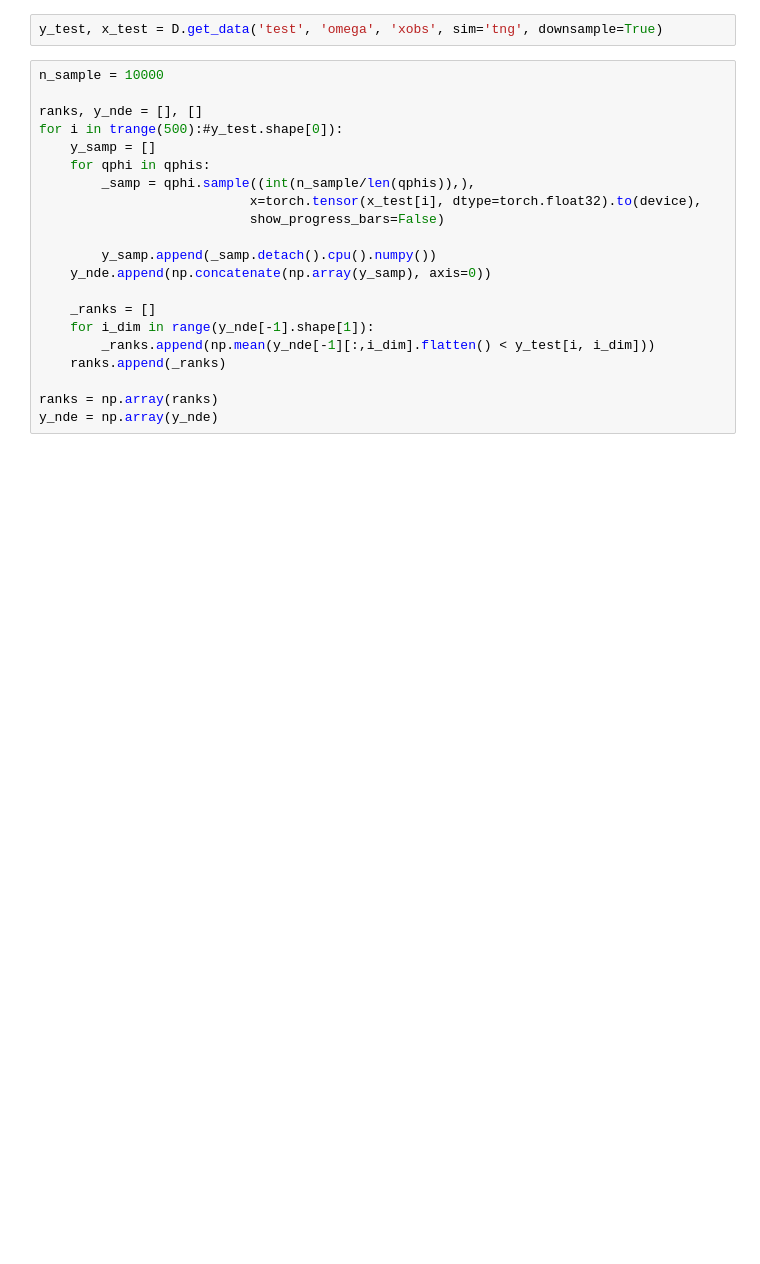
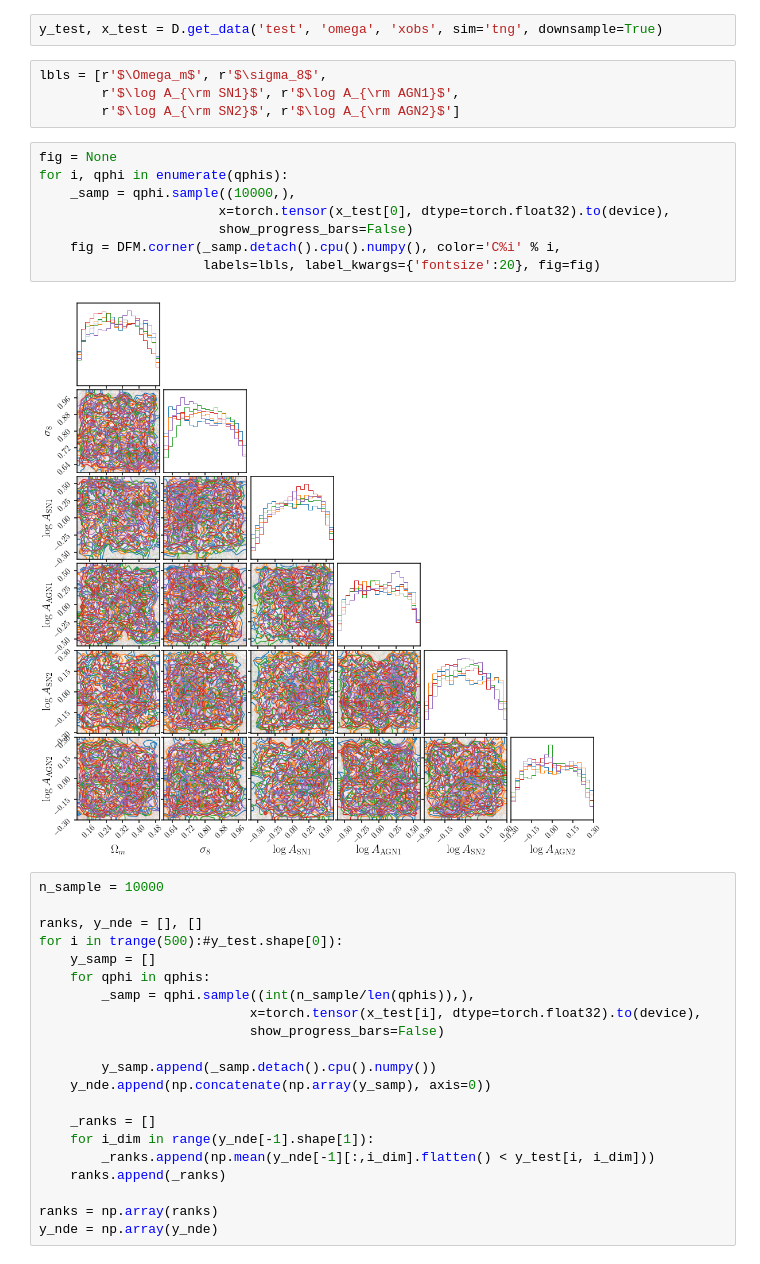
Before and after one commit to changhoonhahn/goleta, a Jupyter notebook: paper/nb/valid_p_omega_x_i.ipynb, the cells around one changed output. Drawn from its saved outputs; the diff is of its cells as text; blank space fills up the shorter version.

```diff
--- a/paper/nb/valid_p_omega_x_i.ipynb
+++ b/paper/nb/valid_p_omega_x_i.ipynb
@@ -34,6 +34,20 @@ qphis = U.read_best_ndes('_qphi.omega_x', device=device)
 [30, 16, 2, 31, 33]
 # %%
 y_test, x_test = D.get_data('test', 'omega', 'xobs', sim='tng', downsample=True)
+# %%
+lbls = [r'$\Omega_m$', r'$\sigma_8$',
+        r'$\log A_{\rm SN1}$', r'$\log A_{\rm AGN1}$',
+        r'$\log A_{\rm SN2}$', r'$\log A_{\rm AGN2}$']
+# %%
+fig = None
+for i, qphi in enumerate(qphis):
+    _samp = qphi.sample((10000,),
+                       x=torch.tensor(x_test[0], dtype=torch.float32).to(device),
+                       show_progress_bars=False)
+    fig = DFM.corner(_samp.detach().cpu().numpy(), color='C%i' % i,
+                     labels=lbls, label_kwargs={'fontsize':20}, fig=fig)
+# %% [output]
+[figure, added]
 # %%
 n_sample = 10000
 
```
Also changed, not shown: parts of 1 cell of this notebook.
